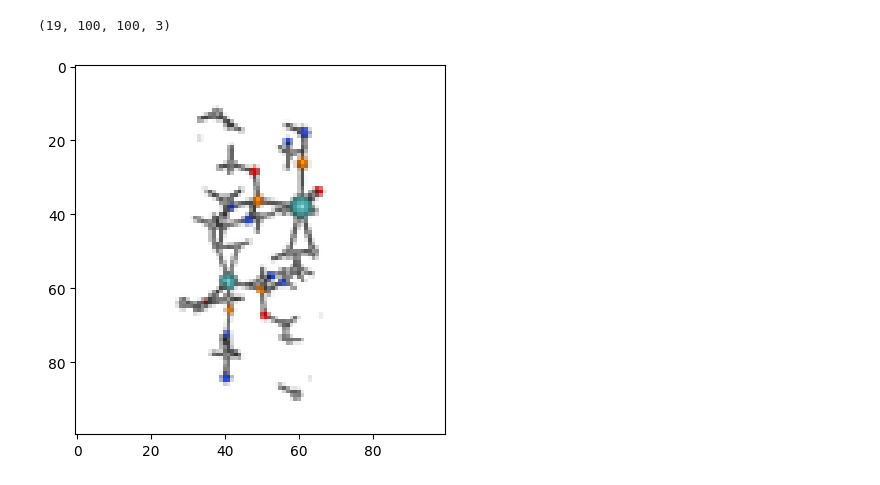
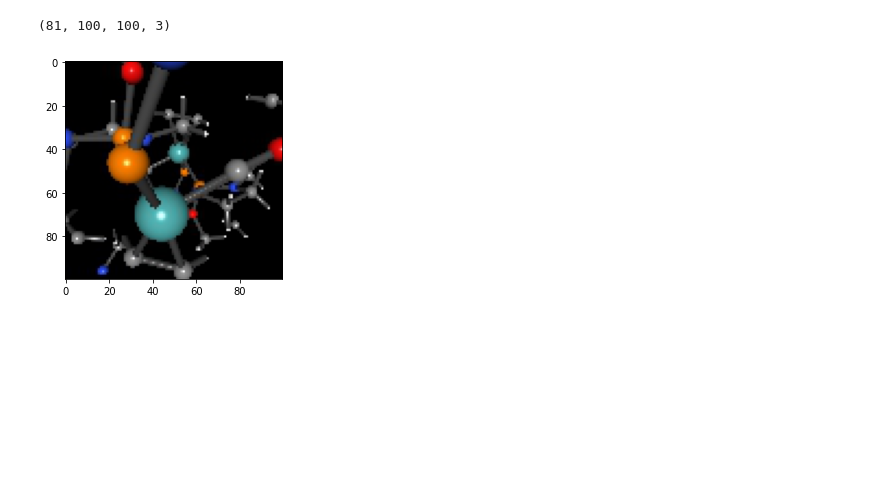
Before and after one commit to franz96521/band-gap, a Jupyter notebook: tiny_nerf_pt.ipynb, the cells around one changed output. Cells and saved outputs as stored; diff of their text form; code cells hidden in the pictures; blank space fills up the shorter version.

```diff
--- a/tiny_nerf_pt.ipynb
+++ b/tiny_nerf_pt.ipynb
@@ -20,31 +20,23 @@ device = torch.device("cuda:0" if torch.cuda.is_available() else "cpu")
 # %%
 
 def loadData(Path):
-    images = []
-    poses = []
-    focal = None
-    data = None
-    with open(Path) as f:
-        data = json.load(f)
-    focal = data["fl_y"]
-    for frame in data["frames"]:
-        img = Image.open(frame["file_path"]).resize((100,100))
-        img = np.array(img, dtype=np.float32)
-        #normalize image
-        img = img/255
-        images.append(img)
-        poses.append(frame["transform_matrix"])
-    # float np float
+    x = np.load(Path, allow_pickle=True)
+    print(x["images"].shape)
+    print(x["poses"].shape)
+    return x["images"], x["poses"], x["focal"]
 
-    return np.array(images,dtype=np.float32), np.array(poses,dtype=np.float32), focal
-
-path = r"E:\Github\band-gap\Datasets\3d\512x512_BP1.55\0\nerf.json"
+path = r"C:\Users\franz\Documents\GitHub\band-gap\Datasets\3d\100x100_BP1.51\0\data.npz"
 images, poses, focal = loadData(path)
+# images = np.array(images, dtype=np.float32)
+# poses = np.array(poses, dtype=np.float32)
+# focal = np.array(focal, dtype=np.float32)
+# focal = np.array(45,dtype=np.float32)
 print(type(images[0][0][0][0]))
 H, W = images.shape[1:3]
 print(images.shape, poses.shape, focal)
 # print(images[0])
-testimg, testpose = images[1], poses[1]
+t_num = np.random.randint(0, images.shape[0])
+testimg, testpose = images[t_num], poses[t_num]
 # images = images[:100,...,:3]
 # poses = poses[:100]
 
@@ -60,40 +54,40 @@ plt.show()
 The data nerf will use consists of the following:
   images: shape(height, width, 3)
   cam2world: shape(4 ,4)
     it is the same matrix used in common rendering that transfer from camera to the world
   facal_length: shape(1)
     we need this information to find what the direction really is from each pixel in the image
     the focal length we use here is X pixels:
 
       | \
       |   \    (height/2) / focal
       |     \
       --------
       1.0
 '''
 # data = np.load("tiny_nerf_data.npz")
 # images = data["images"]
 print(images.shape)
 cam2worlds = poses
-focal_length = np.array([focal], dtype=np.float32)
+focal_length = np.array([1], dtype=np.float32)
 height, width = images.shape[1:3]
 
-# Use one image to test
+# # Use one image to test
 test_img, test_cam2world = images[1], cam2worlds[1]
 
-# Move data to the GPU
-images = torch.from_numpy(images[:19, ..., :3]).to(device)
+# # Move data to the GPU
+images = torch.from_numpy(images[:50, ..., :3]).to(device)
 cam2worlds = torch.from_numpy(cam2worlds).to(device)
 focal_length = torch.from_numpy(focal_length).to(device)
 test_img = torch.from_numpy(test_img).to(device)
 test_cam2world = torch.from_numpy(test_cam2world).to(device)
 
-# Show test img
+# # Show test img
 plt.imshow(test_img.detach().cpu().numpy())
 plt.show()
 # %% [output]
-(19, 100, 100, 3)
+(81, 100, 100, 3)
-[figure, old version]
+[figure, new version]
 # %%
 def cumprod_exclusive(tensor: torch.Tensor) -> torch.Tensor:
   r"""Mimick functionality of tf.math.cumprod(..., exclusive=True), as it isn't available in PyTorch.
```
Also changed, not shown: parts of 3 cells of this notebook, 15 other files.
